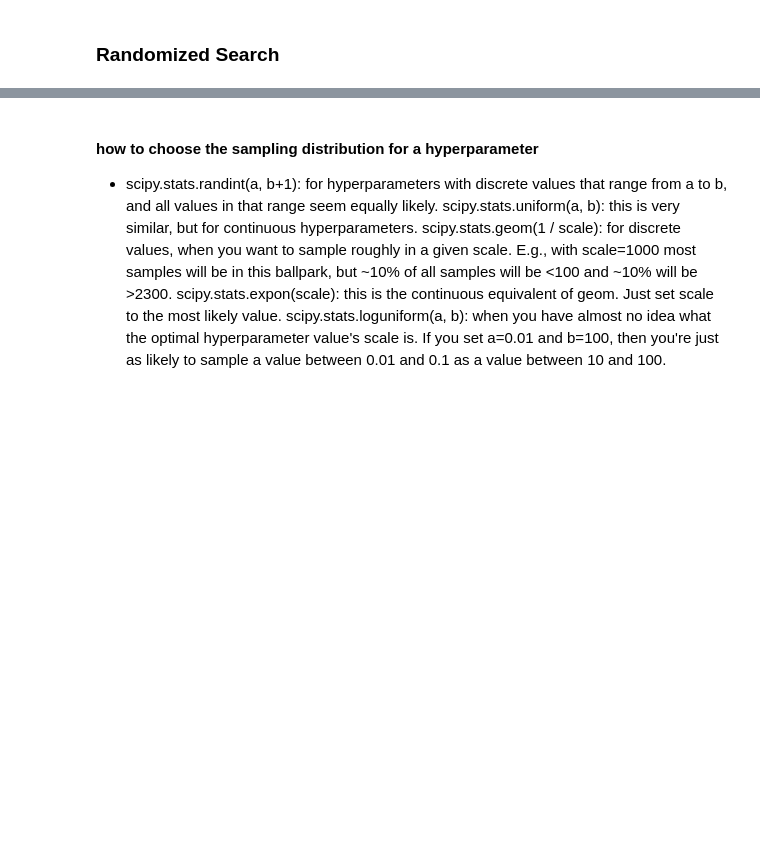
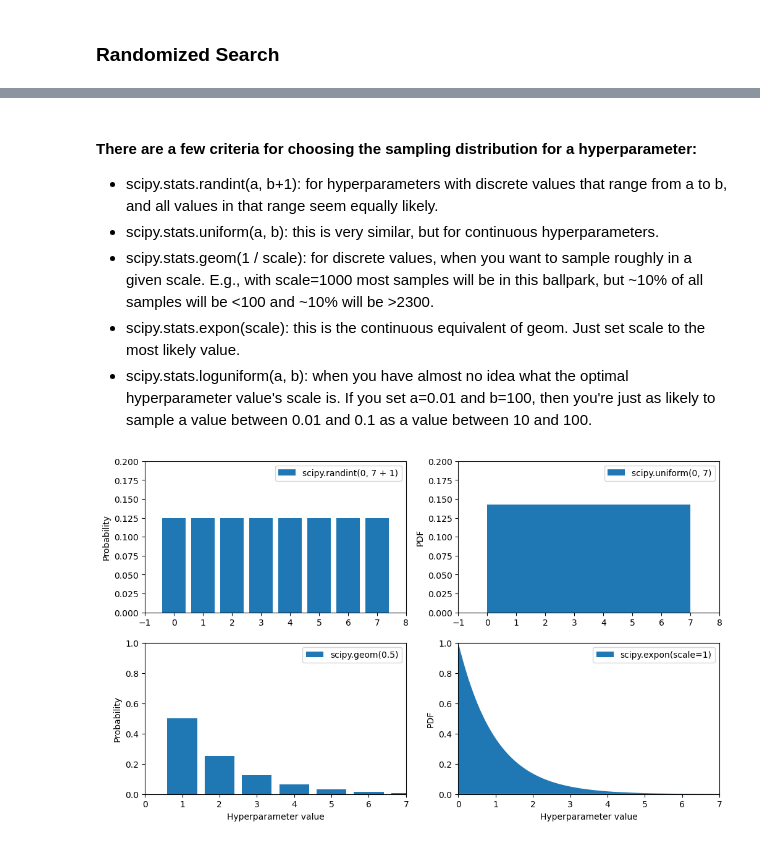
Before and after one commit to ojw92/HandsonML, a Jupyter notebook: austin_housing_analysis.ipynb, the cells around one changed output, grey strips where cells are left out. Saved outputs shown, nothing was run; the diff lists cells and outputs as text; code cells hidden in the pictures; blank space fills up the shorter version.

```diff
--- a/ch2.ipynb
+++ b/austin_housing_analysis.ipynb
@@ -1442,10 +1381,55 @@ cv_res.head()
 # %% [markdown]
-#### how to choose the sampling distribution for a hyperparameter
+#### There are a few criteria for choosing the sampling distribution for a hyperparameter:
 
 * scipy.stats.randint(a, b+1): for hyperparameters with discrete values that range from a to b, and all values in that range seem equally likely.
-scipy.stats.uniform(a, b): this is very similar, but for continuous hyperparameters.
-scipy.stats.geom(1 / scale): for discrete values, when you want to sample roughly in a given scale. E.g., with scale=1000 most samples will be in this ballpark, but ~10% of all samples will be <100 and ~10% will be >2300.
-scipy.stats.expon(scale): this is the continuous equivalent of geom. Just set scale to the most likely value.
-scipy.stats.loguniform(a, b): when you have almost no idea what the optimal hyperparameter value's scale is. If you set a=0.01 and b=100, then you're just as likely to sample a value between 0.01 and 0.1 as a value between 10 and 100.
+* scipy.stats.uniform(a, b): this is very similar, but for continuous hyperparameters.
+* scipy.stats.geom(1 / scale): for discrete values, when you want to sample roughly in a given scale. E.g., with scale=1000 most samples will be in this ballpark, but ~10% of all samples will be <100 and ~10% will be >2300.
+* scipy.stats.expon(scale): this is the continuous equivalent of geom. Just set scale to the most likely value.
+* scipy.stats.loguniform(a, b): when you have almost no idea what the optimal hyperparameter value's scale is. If you set a=0.01 and b=100, then you're just as likely to sample a value between 0.01 and 0.1 as a value between 10 and 100.
 # %%
-# Plots for different distributions
+# Sample plots of the probability mass functions (PMF, for discrete variables) and probability density functions (PDF, for continuous variables)
+from scipy.stats import randint, uniform, geom, expon
+
+xs1 = np.arange(0, 7 + 1)
+randint_distrib = randint(0, 7 + 1).pmf(xs1)
+
+xs2 = np.linspace(0, 7, 500)
+uniform_distrib = uniform(0, 7).pdf(xs2)
+
+xs3 = np.arange(0, 7 + 1)
+geom_distrib = geom(0.5).pmf(xs3)
+
+xs4 = np.linspace(0, 7, 500)
+expon_distrib = expon(scale=1).pdf(xs4)
+
+plt.figure(figsize=(12, 7))
+
+plt.subplot(2, 2, 1)
+plt.bar(xs1, randint_distrib, label="scipy.randint(0, 7 + 1)")
+plt.ylabel("Probability")
+plt.legend()
+plt.axis([-1, 8, 0, 0.2])
+
+plt.subplot(2, 2, 2)
+plt.fill_between(xs2, uniform_distrib, label="scipy.uniform(0, 7)")
+plt.ylabel("PDF")
+plt.legend()
+plt.axis([-1, 8, 0, 0.2])
+
+plt.subplot(2, 2, 3)
+plt.bar(xs3, geom_distrib, label="scipy.geom(0.5)")
+plt.xlabel("Hyperparameter value")
+plt.ylabel("Probability")
+plt.legend()
+plt.axis([0, 7, 0, 1])
+
+plt.subplot(2, 2, 4)
+plt.fill_between(xs4, expon_distrib, label="scipy.expon(scale=1)")
+plt.xlabel("Hyperparameter value")
+plt.ylabel("PDF")
+plt.legend()
+plt.axis([0, 7, 0, 1])
+
+plt.show()
+# %% [output]
+[figure, added]
```
Also changed, not shown: parts of 66 cells of this notebook.
